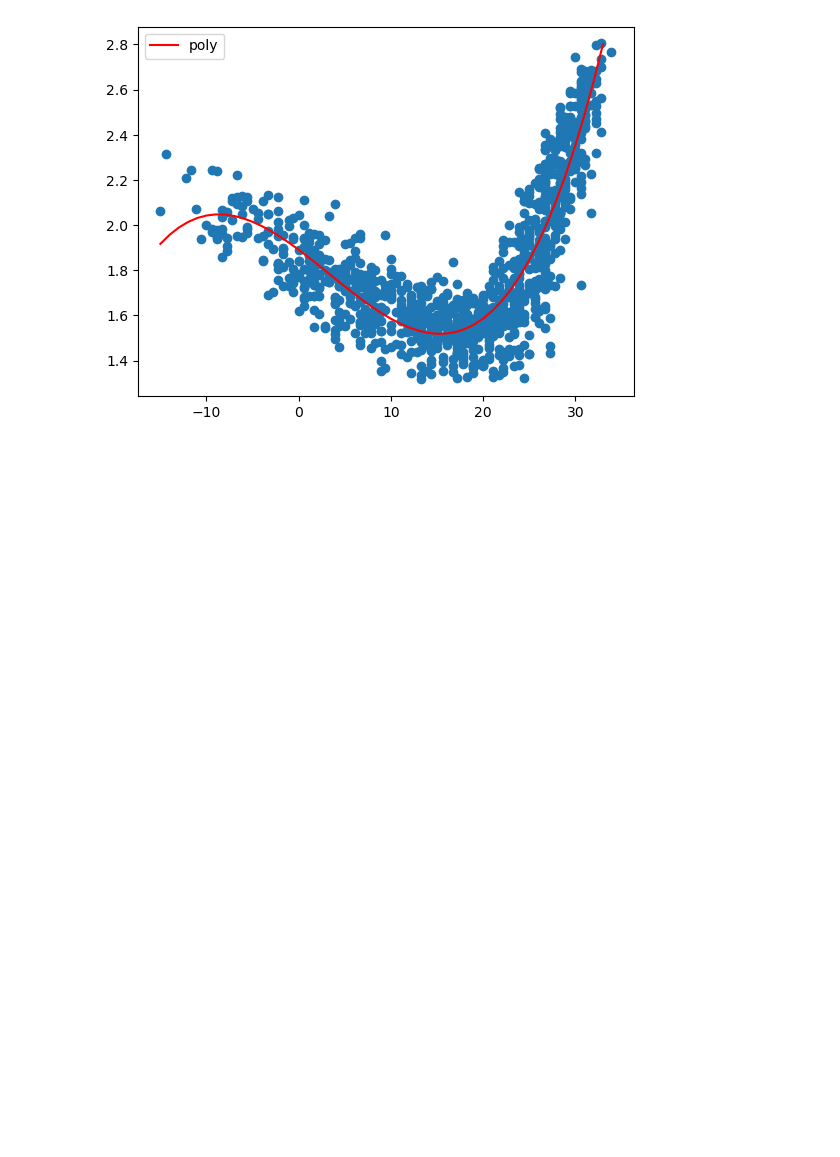
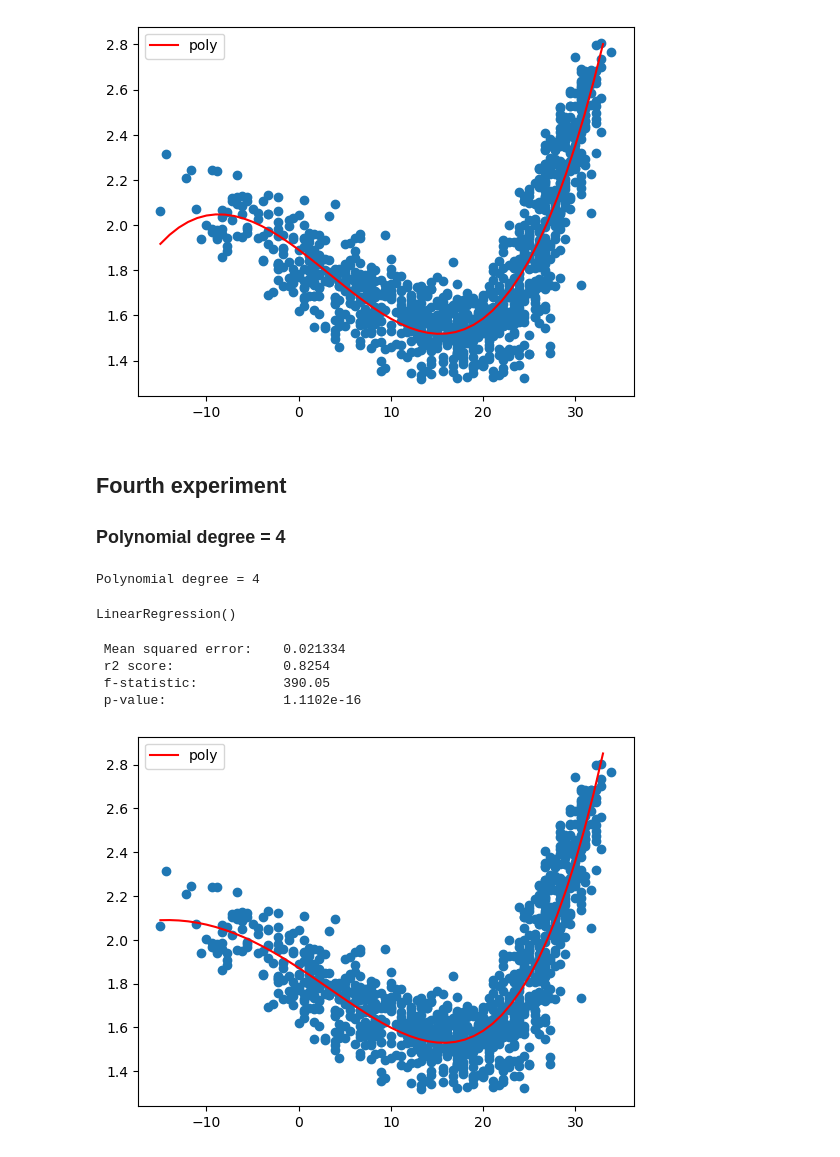
Before and after one commit to Rezashatery/polynomial-regression, a Jupyter notebook: polynomial-regression.ipynb, the cells around one changed output. Cells and saved outputs as stored; diff of their text form; code cells hidden in the pictures; blank space fills up the shorter version.

Commit message:
Fourth experiment

```diff
--- a/polynomial-regression.ipynb
+++ b/polynomial-regression.ipynb
@@ -225,3 +225,30 @@ plt.scatter(X,y)
 plt.plot();
 # %% [output]
 [figure]
+# %% [markdown]
+## Fourth experiment
+### Polynomial degree = 4
+# %%
+polFea = PolynomialFeatures(4,include_bias=False)
+print("Polynomial degree = 4")
+X_poly = polFea.fit_transform(X_train.values)#.reshape(-1,1))
+model = LinearRegression()
+model.fit(X_poly, y_train)
+# %% [output]
+Polynomial degree = 4
+LinearRegression()
+# %%
+pol4 = print_eval(polFea.transform(X_test), y_test, model)
+# %% [output]
+ Mean squared error:    0.021334
+ r2 score:              0.8254
+ f-statistic:           390.05
+ p-value:               1.1102e-16
+# %%
+pred4 = model.predict(polFea.transform((np.arange(min(X.temp), max(X.temp))).reshape(-1,1)))
+plt.plot(np.arange(min(X.temp), max(X.temp)),pred4, label = "poly",color="red")
+plt.legend()
+plt.scatter(X,y)
+plt.plot();
+# %% [output]
+[figure, added]
```
Also changed, not shown: parts of 2 cells of this notebook.
